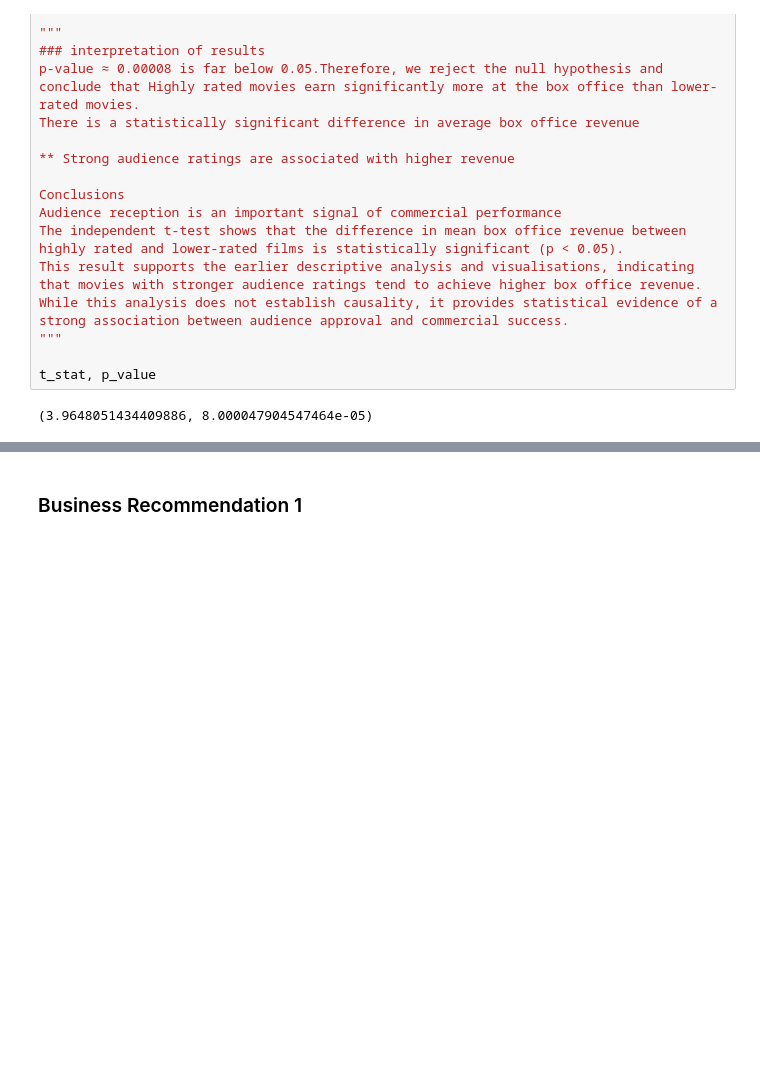
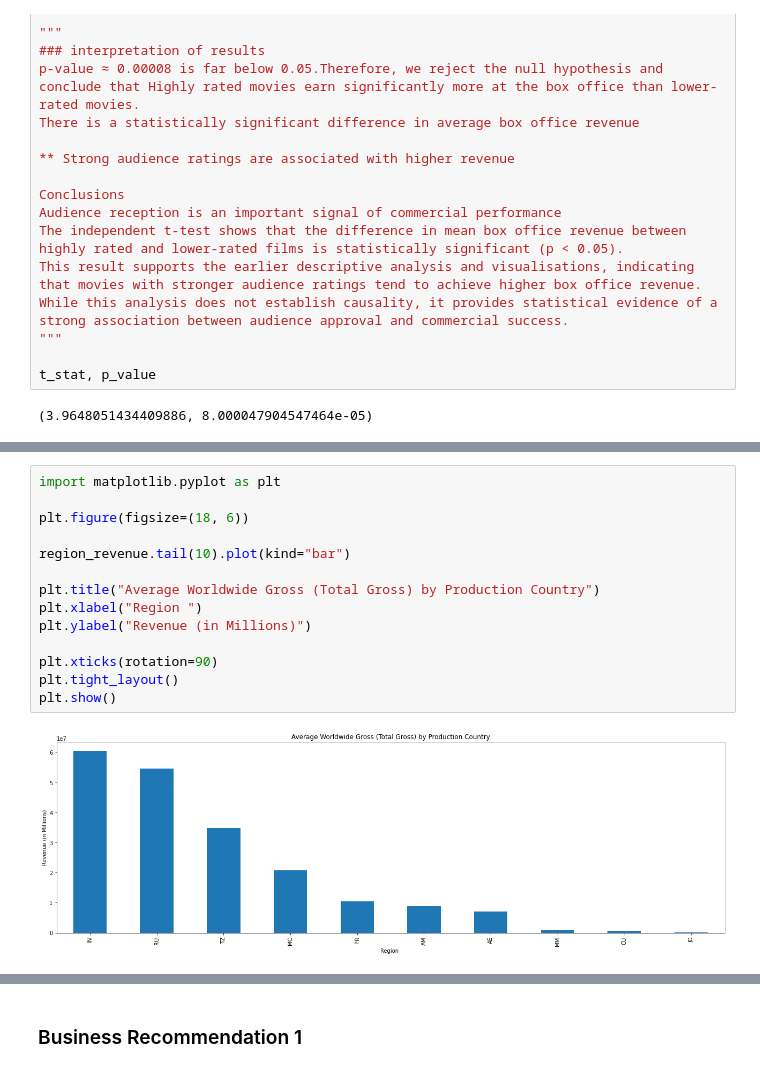
Before and after one commit to raphaelndemo/Movie-Industry-Analysis, a Jupyter notebook: notebooks/final.ipynb, the cells around one changed output, grey strips where cells are left out. Drawn from its saved outputs; the diff is of its cells as text; blank space fills up the shorter version.

```diff
--- a/notebooks/final.ipynb
+++ b/notebooks/final.ipynb
@@ -1523,0 +1654,16 @@ t_stat, p_value
+# %%
+import matplotlib.pyplot as plt
+
+plt.figure(figsize=(18, 6))
+
+region_revenue.tail(10).plot(kind="bar")
+
+plt.title("Average Worldwide Gross (Total Gross) by Production Country")
+plt.xlabel("Region ")
+plt.ylabel("Revenue (in Millions)")
+
+plt.xticks(rotation=90)
+plt.tight_layout()
+plt.show()
+# %% [output]
+[figure, added]
```
Also changed, not shown: parts of 22 cells of this notebook, 2 other files.
